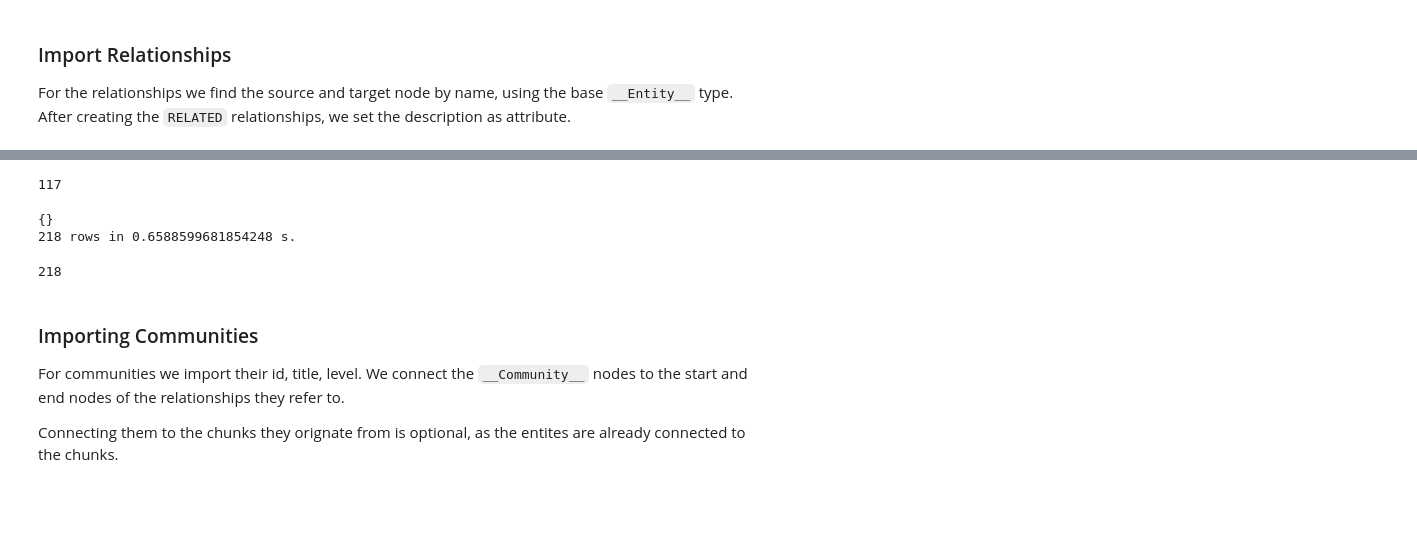
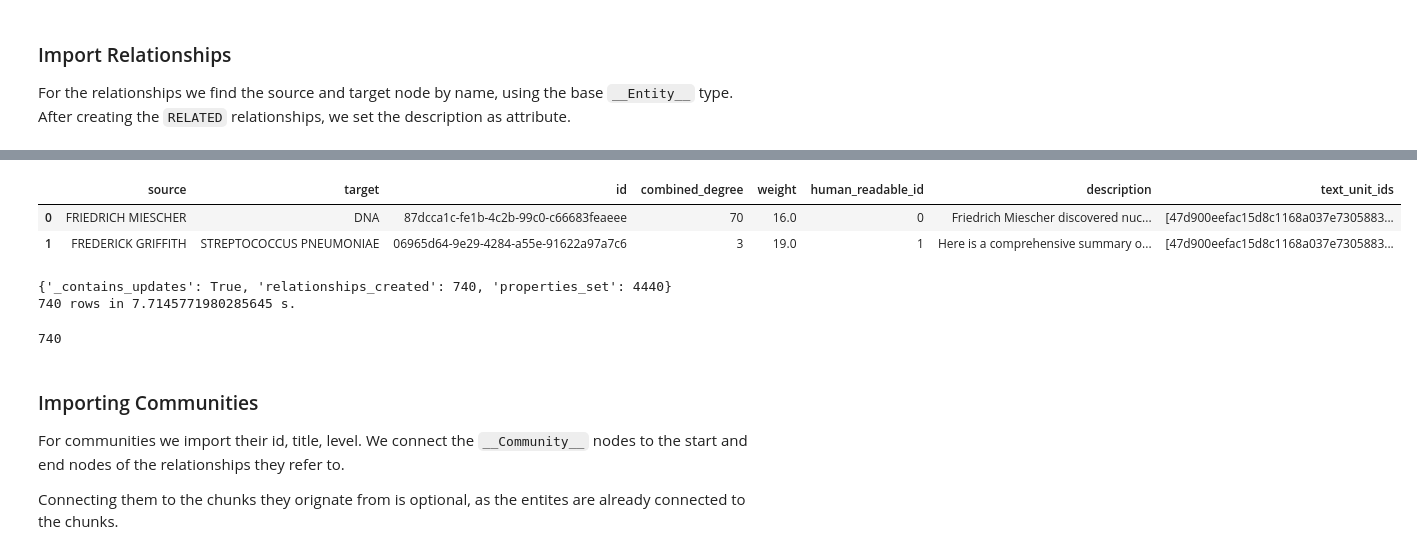
Before and after one commit to lukmanis25/praca_magisterska, a Jupyter notebook: method2_graphrag/graphrag_import_neo4j_cypher.ipynb, the cells around one changed output, grey strips where cells are left out. Drawn from its saved outputs; the diff is of its cells as text; code cells hidden in the pictures; blank space fills up the shorter version.

```diff
--- a/method2_graphrag/graphrag_import_neo4j_cypher.ipynb
+++ b/method2_graphrag/graphrag_import_neo4j_cypher.ipynb
@@ -292,36 +307,39 @@ print(len(df))
 # %%
 rel_df = pd.read_parquet(
     f"{GRAPHRAG_FOLDER}/relationships.parquet",
     columns=[
         "source",
         "target",
         "id",
         "combined_degree",
         "weight",
         "human_readable_id",
         "description",
         "text_unit_ids",
     ],
 )
-#rel_df.head(2)
-print(len(rel_df))
+rel_df.head(2)
+#print(len(rel_df))
 # %% [output]
-117
+|  | source | target | id | combined_degree | weight | human_readable_id | description | text_unit_ids |
+| 0 | FRIEDRICH MIESCHER | DNA | 87dcca1c-fe1b-4c2b-99c0-c66683feaeee | 70 | 16.0 | 0 | Friedrich Miescher discovered nuc... | [47d900eefac15d8c1168a037e7305883... |
+| 1 | FREDERICK GRIFFITH | STREPTOCOCCUS PNEUMONIAE | 06965d64-9e29-4284-a55e-91622a97a7c6 | 3 | 19.0 | 1 | Here is a comprehensive summary o... | [47d900eefac15d8c1168a037e7305883... |
 # %%
 rel_statement = """
-    MATCH (source:__Entity__ {name:replace(value.source,'"','')})
-    MATCH (target:__Entity__ {name:replace(value.target,'"','')})
+    MATCH (source:__Entity__ {title:replace(value.source,'"','')})
+    MATCH (target:__Entity__ {title:replace(value.target,'"','')})
     // not necessary to merge on id as there is only one relationship per pair
     MERGE (source)-[rel:RELATED {id: value.id}]->(target)
     SET rel += value {.combined_degree, .weight, .human_readable_id, .description, .text_unit_ids}
     RETURN count(*) as createdRels
 """
 
+
 batched_import(rel_statement, rel_df)
 # %% [output]
-{}
-218 rows in 0.6588599681854248 s.
+{'_contains_updates': True, 'relationships_created': 740, 'properties_set': 4440}
+740 rows in 7.7145771980285645 s.
-218
+740
 # %% [markdown]
 ### Importing Communities
 
```
Also changed, not shown: parts of 16 cells of this notebook, 1 other file.
